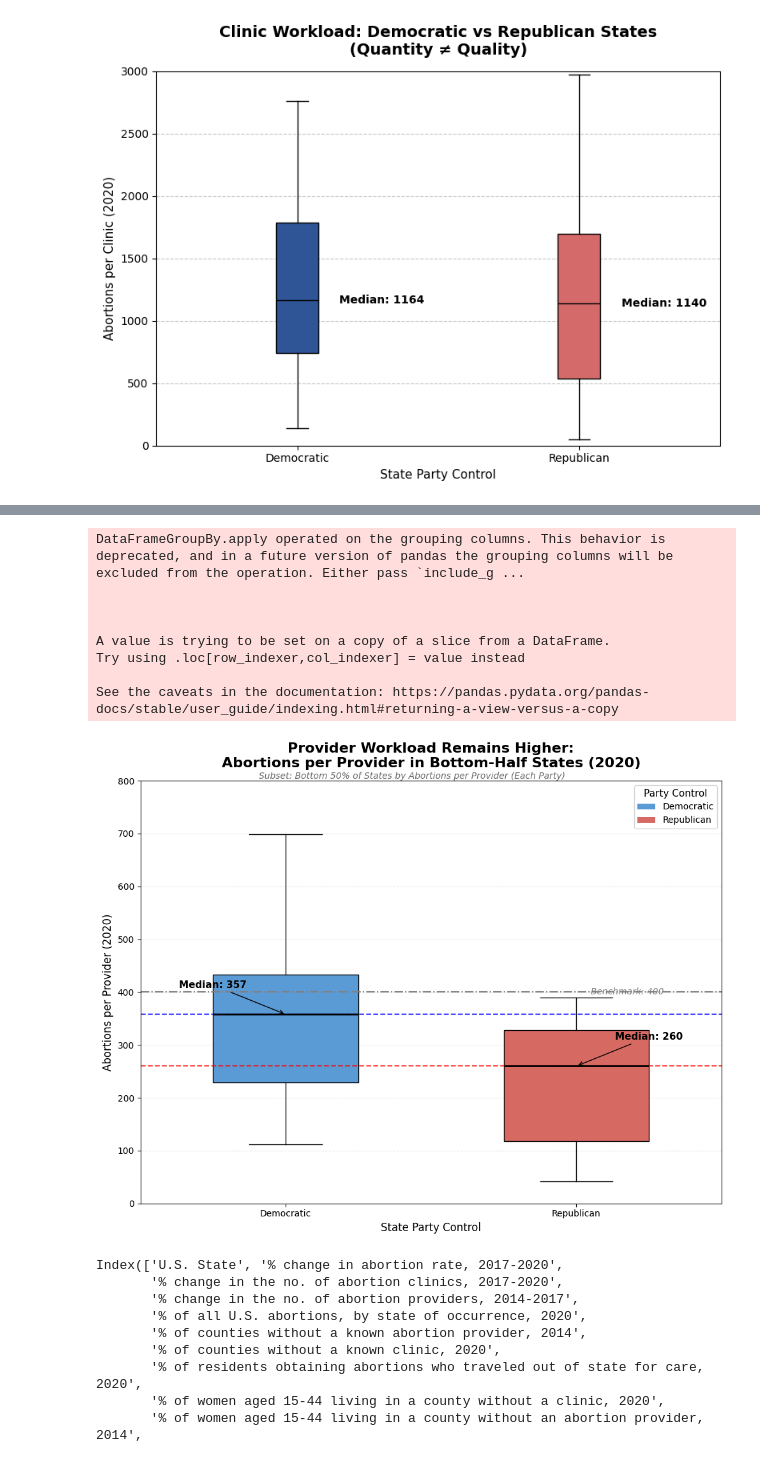
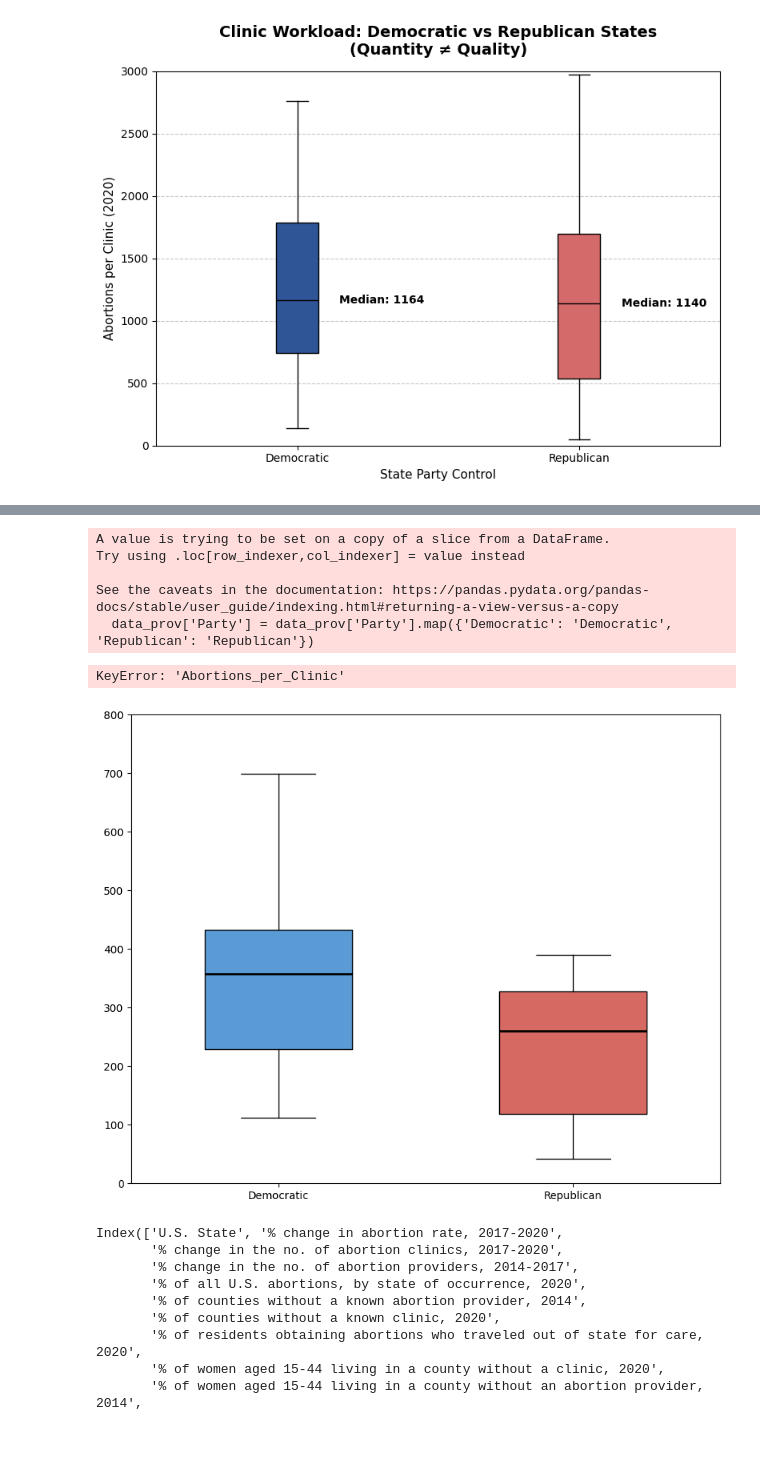
Before and after one commit to evelynzhang5/portfolio, a Jupyter notebook: project2/dsc106.ipynb, the cells around one changed output, grey strips where cells are left out. Saved outputs shown, nothing was run; the diff lists cells and outputs as text; code cells hidden in the pictures.

```diff
--- a/project2/dsc106.ipynb
+++ b/project2/dsc106.ipynb
@@ -4,6 +4,7 @@ import pandas as pd
 
 f = pd.read_excel('/Users/evelynzhang/Downloads/GuttmacherInstituteAbortionDataByState.xlsx', engine='openpyxl')
 abortion =f
+df=f
 # %%
 df.columns
 # %% [output]
@@ -676,9 +694,17 @@ abortion_df['Avg_Access_Score'] = (
 
 # Prepare top 10 states
 top_10_states = abortion_df.sort_values(by='Avg_Access_Score', ascending=False).head(10)
+# Sort data by access score before creating the chart
+
 labels = top_10_states['State'].tolist()
 scores_raw = top_10_states['Avg_Access_Score'].tolist()
-scores = (top_10_states['Avg_Access_Score'] * 1.5).tolist()
+# scores = (top_10_states['Avg_Access_Score'] * 1.2).tolist()
+
+# Apply non-linear scaling (e.g., square root scaling to exaggerate differences)
+# scores_scaled = [np.sqrt(s) for s in scores_raw]
+# max_scaled = max(scores_scaled)
+scores = [s**1.7 for s in scores_raw]  # rescale for visual height
+
 parties = top_10_states['Party_Control'].tolist()
 
 # Color mapping
@@ -758,7 +784,7 @@ for i, bar in enumerate(bars):
 
 
 # Title
-ax.set_title('Top 10 States for Abortion Access\n(Majority Democratic-led)',
+ax.set_title('Top 10 States for Abortion Access\n(Democratic-Led States Dominate Abortion Access Rankings)',
              fontsize=16, weight='bold', pad=20)
 fig.text(0.5, 0.9,
          'Access Score = Avg of standardized (Clinic Availability, % Counties With Clinic, % Residents Staying In-State)',
@@ -782,7 +808,7 @@ legend_elements = [
 ]
 ax.legend(handles=legend_elements, title='Party Control', loc='lower left', bbox_to_anchor=(0, -0.15), fontsize=11, title_fontsize=12)
 plt.subplots_adjust(left=0.08, right=0.92, top=0.85, bottom=0.08)
-plt.savefig('/Users/evelynzhang/Documents/GitHub/portfolio/project2/FOR_chart.png')
+
 plt.tight_layout()
 plt.show()
 # %% [output]
@@ -1028,10 +1269,9 @@ for median in bp['medians']:
 ax.set_xticklabels(['Democratic', 'Republican'])
 ax.set_ylim(0, 800)
 
-# Draw benchmark line
-ax.axhline(benchmark_provider, linestyle='-.', color='gray', linewidth=1.5)
-ax.text(2.05, benchmark_provider, 'Benchmark: 400', va='center',
-        fontsize=10, color='gray', style='italic')
+national_median = df_copy['Abortions_per_Clinic'].median()
+ax.axhline(national_median, linestyle='--', color='gray', linewidth=1.2)
+ax.text(2.05, national_median + 10, f'National Median ({int(national_median)})', fontsize=9, color='gray', style='italic')
 
 # Draw median lines
 ax.axhline(dem_median_prov, linestyle='--', color='blue', alpha=0.7)
@@ -1043,38 +1283,36 @@ ax.annotate(f'Median: {int(dem_median_prov)}', xy=(1, dem_median_prov), xytext=(
             ha='center', fontsize=11, fontweight='bold', arrowprops=props)
 ax.annotate(f'Median: {int(rep_median_prov)}', xy=(2, rep_median_prov), xytext=(2.25, rep_median_prov+50),
             ha='center', fontsize=11, fontweight='bold', arrowprops=props)
 
 # Titles and labels
 ax.set_title('Provider Workload Remains Higher:\nAbortions per Provider in Bottom-Half States (2020)',
              fontsize=16, fontweight='bold', pad=15)
 fig.text(0.5, 0.91,
          'Subset: Bottom 50% of States by Abortions per Provider (Each Party)',
          ha='center', fontsize=10, color='dimgray', style='italic')
 
 # Legend
 legend_elements = [
     Patch(facecolor=party_colors[0], label='Democratic'),
     Patch(facecolor=party_colors[1], label='Republican')
 ]
 ax.legend(handles=legend_elements, title='Party Control', loc='upper right', fontsize=10, title_fontsize=11)
 
 # Style
 ax.grid(axis='y', linestyle='--', alpha=0.3)
 ax.set_ylabel('Abortions per Provider (2020)', fontsize=12)
 ax.set_xlabel('State Party Control', fontsize=12)
 
 plt.tight_layout()
 plt.show()
 # %% [output]
-DataFrameGroupBy.apply operated on the grouping columns. This behavior is deprecated, and in a future version of pandas the grouping columns will be excluded from the operation. Either pass `include_g ...
-
-
-
 A value is trying to be set on a copy of a slice from a DataFrame.
 Try using .loc[row_indexer,col_indexer] = value instead
 
 See the caveats in the documentation: https://pandas.pydata.org/pandas-docs/stable/user_guide/indexing.html#returning-a-view-versus-a-copy
+  data_prov['Party'] = data_prov['Party'].map({'Democratic': 'Democratic', 'Republican': 'Republican'})
+KeyError: 'Abortions_per_Clinic'
-[figure, old version]
+[figure, new version]
 # %%
 df.columns
 # %% [output]
```
Also changed, not shown: parts of 9 cells of this notebook, 2 other files.
